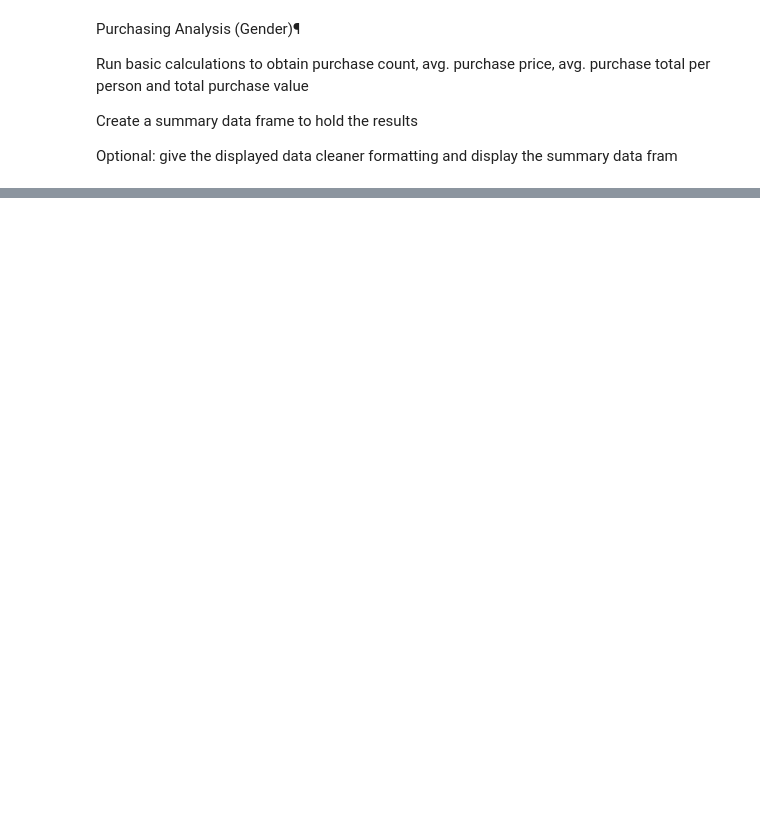
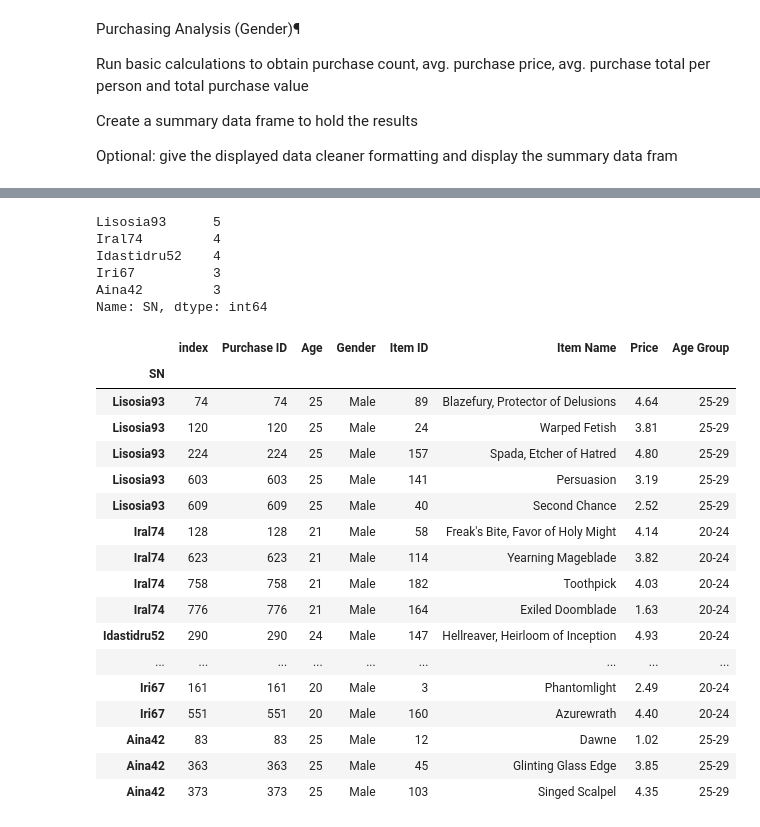
Before and after one commit to mawothe/HomeworkRepo, a Jupyter notebook: Homework_4/HeroesOfPymoli/Heros of Pymoli Code.ipynb, the cells around one changed output, grey strips where cells are left out. Drawn from its saved outputs; the diff is of its cells as text; code cells hidden in the pictures; blank space fills up the shorter version.

Commit message:
Thru to Top Spender, some questions for TA

```diff
--- a/Homework_4/HeroesOfPymoli/Heros of Pymoli Code.ipynb
+++ b/Homework_4/HeroesOfPymoli/Heros of Pymoli Code.ipynb
@@ -151,0 +300,13 @@ KeyError: 'the label [1] is not in the [columns]'
+# %%
+#Create bins for ages
+bins = [0, 9, 14, 19, 24, 29, 34, 39, 80]
+
+#Name the bins
+group_names_pur = ["<10", "10-14", "15-19", "20-24", "25-29", "30-34", "35-39", "40+"]
+# %%
+#Sort data into bins
+purchase_data["Age Group"] = pd.cut(purchase_data["Age"], bins, labels=group_names_pur)
+
+#Age Group counts
+age_group_pur = purchase_data.groupby("Age Group")
+age_group_pur_df = pd.DataFrame(age_group_pur["Age"].count())
@@ -151,0 +335,36 @@ KeyError: 'the label [1] is not in the [columns]'
+# %%
+#find the top spenders
+purchase_data = purchase_data.reset_index()
+spenders = purchase_data["SN"].value_counts()
+spenders.head()
+# %% [output]
+Lisosia93      5
+Iral74         4
+Idastidru52    4
+Iri67          3
+Aina42         3
+Name: SN, dtype: int64
+# %%
+#Extract their data and put in new data frame
+purchase_data = purchase_data.set_index("SN")
+top_spenders_df = pd.DataFrame(purchase_data.loc[["Lisosia93","Iral74", "Idastidru52", "Iri67", "Aina42"]])
+top_spenders_df
+# %% [output]
+|  | index | Purchase ID | Age | Gender | Item ID | Item Name | Price | Age Group |
+| SN |  |  |  |  |  |  |  |  |
+| Lisosia93 | 74 | 74 | 25 | Male | 89 | Blazefury, Protector of Delusions | 4.64 | 25-29 |
+| Lisosia93 | 120 | 120 | 25 | Male | 24 | Warped Fetish | 3.81 | 25-29 |
+| Lisosia93 | 224 | 224 | 25 | Male | 157 | Spada, Etcher of Hatred | 4.80 | 25-29 |
+| Lisosia93 | 603 | 603 | 25 | Male | 141 | Persuasion | 3.19 | 25-29 |
+| Lisosia93 | 609 | 609 | 25 | Male | 40 | Second Chance | 2.52 | 25-29 |
+| Iral74 | 128 | 128 | 21 | Male | 58 | Freak's Bite, Favor of Holy Might | 4.14 | 20-24 |
+| Iral74 | 623 | 623 | 21 | Male | 114 | Yearning Mageblade | 3.82 | 20-24 |
+| Iral74 | 758 | 758 | 21 | Male | 182 | Toothpick | 4.03 | 20-24 |
+| Iral74 | 776 | 776 | 21 | Male | 164 | Exiled Doomblade | 1.63 | 20-24 |
+| Idastidru52 | 290 | 290 | 24 | Male | 147 | Hellreaver, Heirloom of Inception | 4.93 | 20-24 |
+| ... | ... | ... | ... | ... | ... | ... | ... | ... |
+| Iri67 | 161 | 161 | 20 | Male | 3 | Phantomlight | 2.49 | 20-24 |
+| Iri67 | 551 | 551 | 20 | Male | 160 | Azurewrath | 4.40 | 20-24 |
+| Aina42 | 83 | 83 | 25 | Male | 12 | Dawne | 1.02 | 25-29 |
+| Aina42 | 363 | 363 | 25 | Male | 45 | Glinting Glass Edge | 3.85 | 25-29 |
+| Aina42 | 373 | 373 | 25 | Male | 103 | Singed Scalpel | 4.35 | 25-29 |
```
Also changed, not shown: parts of 22 cells of this notebook.
